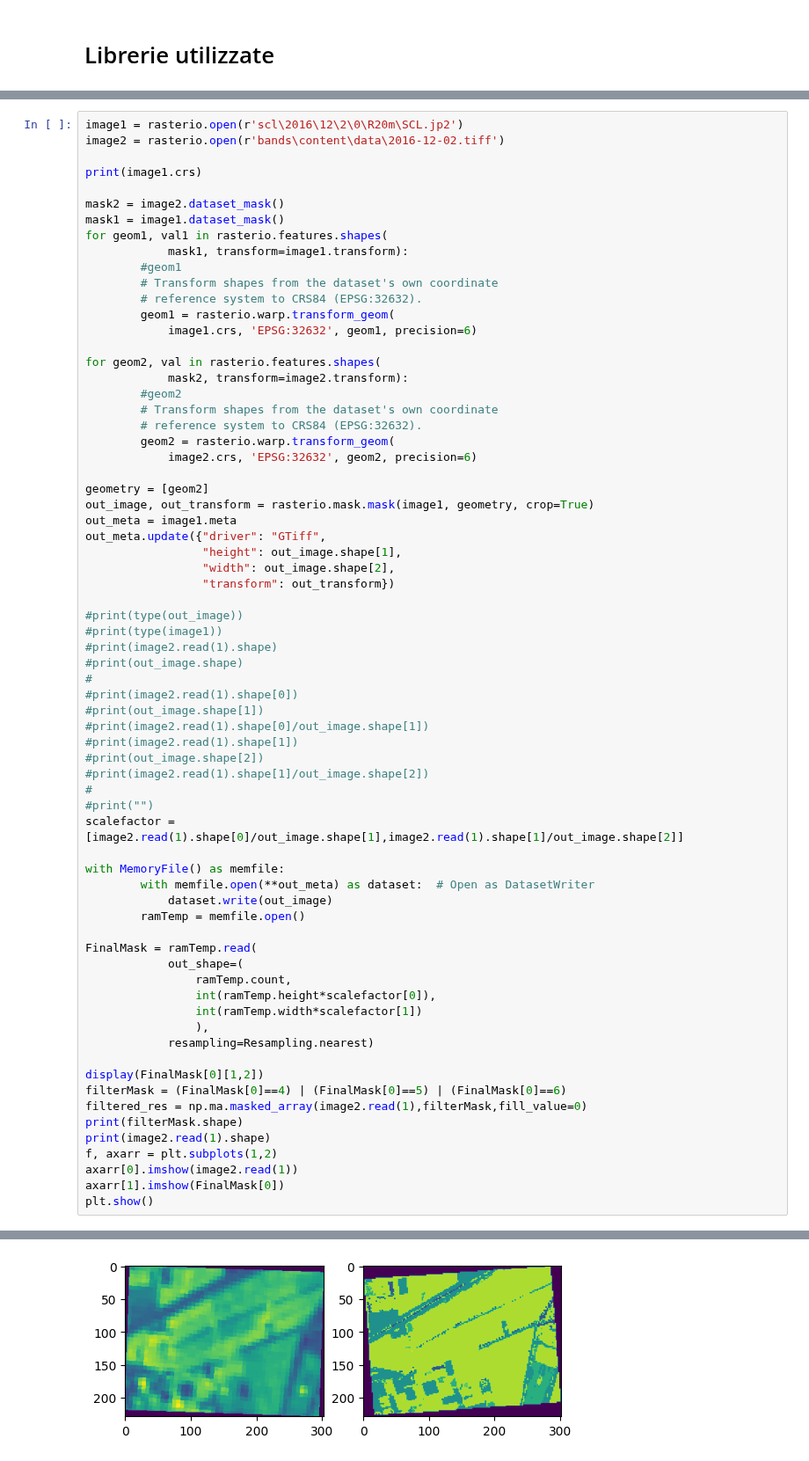
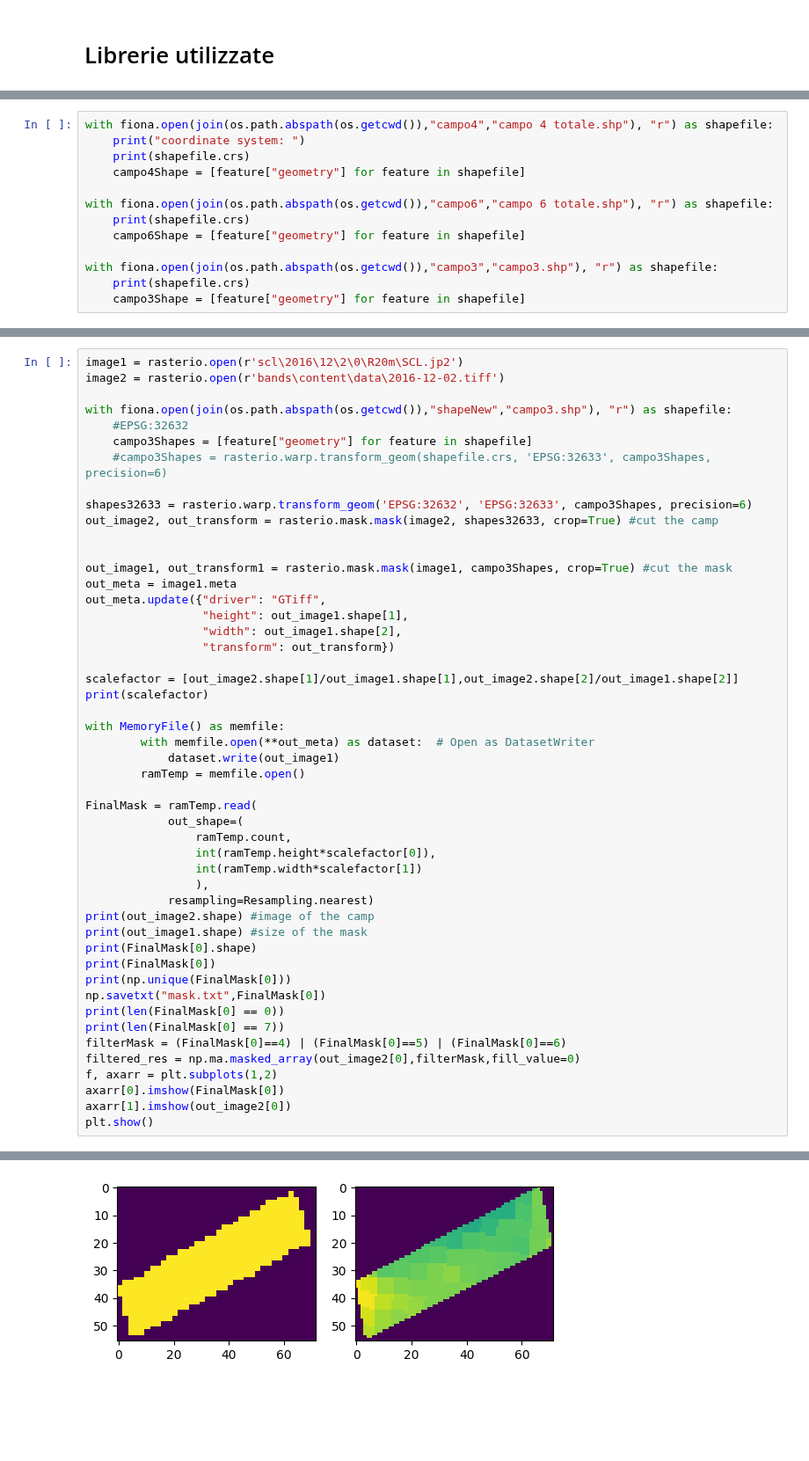
Before and after one commit to Simone-Scalella/AgriVision2022, a Jupyter notebook: geoTLeo2.ipynb, the cells around one changed output, grey strips where cells are left out. Shown at 88% size. Drawn from its saved outputs; the diff is of its cells as text; blank space fills up the shorter version.

```diff
--- a/geoTLeo2.ipynb
+++ b/geoTLeo2.ipynb
@@ -15,0 +40,13 @@ import rasterio.mask
+# %%
+with fiona.open(join(os.path.abspath(os.getcwd()),"campo4","campo 4 totale.shp"), "r") as shapefile:
+    print("coordinate system: ")
+    print(shapefile.crs)
+    campo4Shape = [feature["geometry"] for feature in shapefile]
+
+with fiona.open(join(os.path.abspath(os.getcwd()),"campo6","campo 6 totale.shp"), "r") as shapefile:
+    print(shapefile.crs)
+    campo6Shape = [feature["geometry"] for feature in shapefile]
+
+with fiona.open(join(os.path.abspath(os.getcwd()),"campo3","campo3.shp"), "r") as shapefile:
+    print(shapefile.crs)
+    campo3Shape = [feature["geometry"] for feature in shapefile]
@@ -17,52 +166,28 @@ import rasterio.mask
 image1 = rasterio.open(r'scl\2016\12\2\0\R20m\SCL.jp2')
 image2 = rasterio.open(r'bands\content\data\2016-12-02.tiff')
 
-print(image1.crs)
+with fiona.open(join(os.path.abspath(os.getcwd()),"shapeNew","campo3.shp"), "r") as shapefile:
+    #EPSG:32632
+    campo3Shapes = [feature["geometry"] for feature in shapefile]
+    #campo3Shapes = rasterio.warp.transform_geom(shapefile.crs, 'EPSG:32633', campo3Shapes, precision=6)
 
-mask2 = image2.dataset_mask()
-mask1 = image1.dataset_mask()
-for geom1, val1 in rasterio.features.shapes(
-            mask1, transform=image1.transform):
-        #geom1
-        # Transform shapes from the dataset's own coordinate
-        # reference system to CRS84 (EPSG:32632).
-        geom1 = rasterio.warp.transform_geom(
-            image1.crs, 'EPSG:32632', geom1, precision=6)
+shapes32633 = rasterio.warp.transform_geom('EPSG:32632', 'EPSG:32633', campo3Shapes, precision=6)
+out_image2, out_transform = rasterio.mask.mask(image2, shapes32633, crop=True) #cut the camp
 
-for geom2, val in rasterio.features.shapes(
-            mask2, transform=image2.transform):
-        #geom2
-        # Transform shapes from the dataset's own coordinate
-        # reference system to CRS84 (EPSG:32632).
-        geom2 = rasterio.warp.transform_geom(
-            image2.crs, 'EPSG:32632', geom2, precision=6)
 
-geometry = [geom2]
-out_image, out_transform = rasterio.mask.mask(image1, geometry, crop=True)
+out_image1, out_transform1 = rasterio.mask.mask(image1, campo3Shapes, crop=True) #cut the mask
 out_meta = image1.meta
 out_meta.update({"driver": "GTiff",
-                 "height": out_image.shape[1],
-                 "width": out_image.shape[2],
+                 "height": out_image1.shape[1],
+                 "width": out_image1.shape[2],
                  "transform": out_transform})
 
-#print(type(out_image))
-#print(type(image1))
-#print(image2.read(1).shape)
-#print(out_image.shape)
-#
-#print(image2.read(1).shape[0])
-#print(out_image.shape[1])
-#print(image2.read(1).shape[0]/out_image.shape[1])
-#print(image2.read(1).shape[1])
-#print(out_image.shape[2])
-#print(image2.read(1).shape[1]/out_image.shape[2])
-#
-#print("")
-scalefactor = [image2.read(1).shape[0]/out_image.shape[1],image2.read(1).shape[1]/out_image.shape[2]]
+scalefactor = [out_image2.shape[1]/out_image1.shape[1],out_image2.shape[2]/out_image1.shape[2]]
+print(scalefactor)
 
 with MemoryFile() as memfile:
         with memfile.open(**out_meta) as dataset:  # Open as DatasetWriter
-            dataset.write(out_image)
+            dataset.write(out_image1)
         ramTemp = memfile.open()
 
 FinalMask = ramTemp.read(
@@ -72,14 +197,18 @@ FinalMask = ramTemp.read(
                 int(ramTemp.width*scalefactor[1])
                 ),
             resampling=Resampling.nearest)
-
-display(FinalMask[0][1,2])
+print(out_image2.shape) #image of the camp
+print(out_image1.shape) #size of the mask
+print(FinalMask[0].shape)
+print(FinalMask[0])
+print(np.unique(FinalMask[0]))
+np.savetxt("mask.txt",FinalMask[0])
+print(len(FinalMask[0] == 0))
+print(len(FinalMask[0] == 7))
 filterMask = (FinalMask[0]==4) | (FinalMask[0]==5) | (FinalMask[0]==6)
-filtered_res = np.ma.masked_array(image2.read(1),filterMask,fill_value=0)
-print(filterMask.shape)
-print(image2.read(1).shape)
+filtered_res = np.ma.masked_array(out_image2[0],filterMask,fill_value=0)
 f, axarr = plt.subplots(1,2)
-axarr[0].imshow(image2.read(1))
-axarr[1].imshow(FinalMask[0])
+axarr[0].imshow(FinalMask[0])
+axarr[1].imshow(out_image2[0])
 plt.show()
 # %% [output]
@@ -90 +232 @@ EPSG:32632
-[figure, old version]
+[figure, new version]
```
Also changed, not shown: parts of 12 cells of this notebook, 11 other files.
